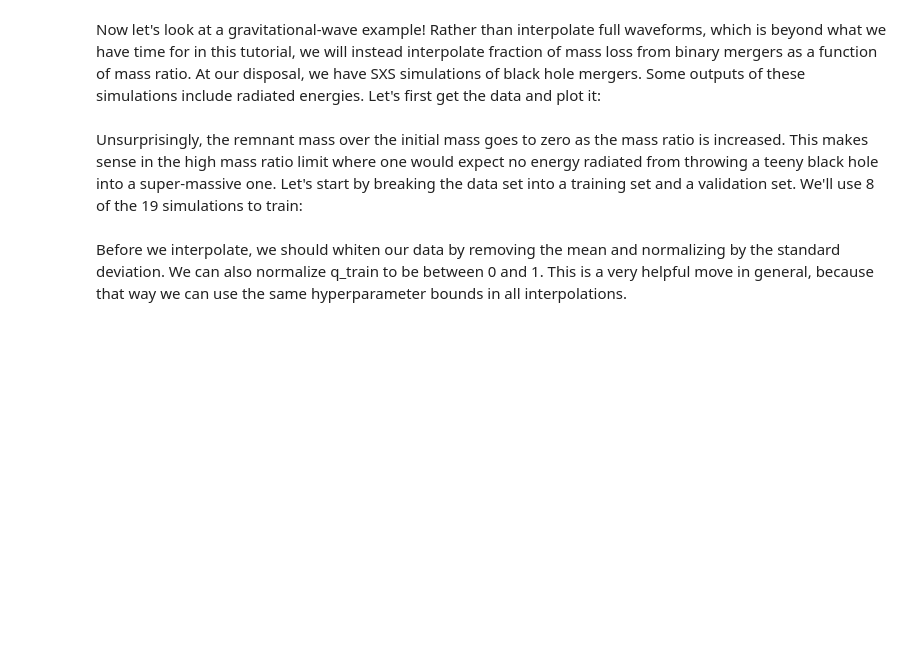
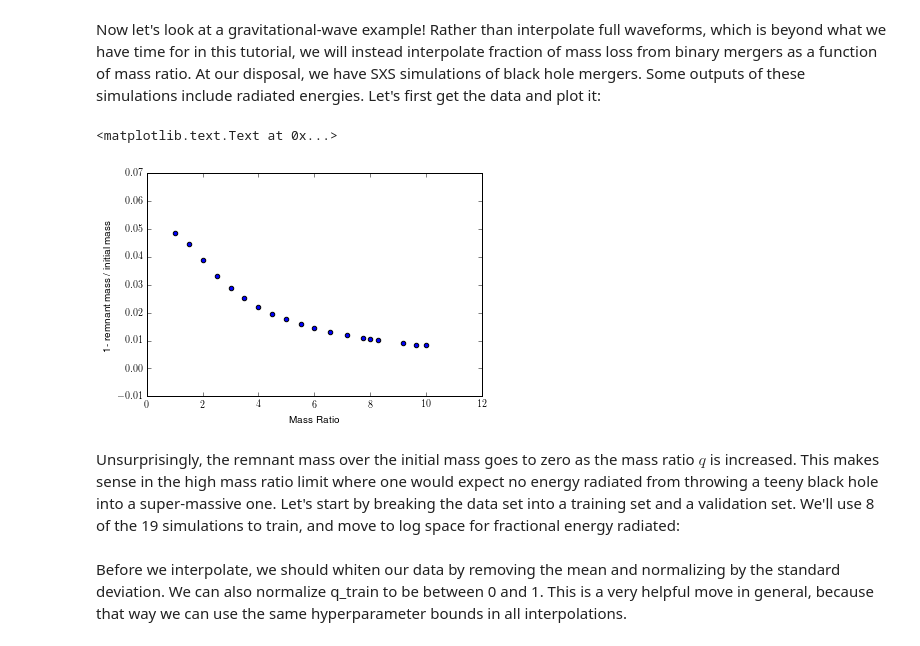
Before and after one commit to stasbabak/GPR_Chris_Zoheyr, a Jupyter notebook: dev/LectureNotes.ipynb, the cells around one changed output. Drawn from its saved outputs; the diff is of its cells as text; code cells hidden in the pictures; blank space fills up the shorter version.

```diff
--- a/dev/LectureNotes.ipynb
+++ b/dev/LectureNotes.ipynb
@@ -1098,6 +1148,7 @@ Now let's look at a gravitational-wave example!  Rather than interpolate full wa
 def LoadMetaData ( ID ):
 
     fname = "GPR_Chris_Zoheyr/data/SXS_data/" + ID + "/metadata" + ID.split('-')[1] + ".txt"
+    fname = "../data/SXS_data/" + ID + "/metadata" + ID.split('-')[1] + ".txt"
 
     with open(fname) as f:
         content = f.readlines()
@@ -1117,19 +1168,24 @@ def LoadMetaData ( ID ):
     return np.array ( [ mass_ratio , Delta_E ] )
 # %%
 import os
-ids = os.listdir ( "GPR_Chris_Zoheyr/data/SXS_data/" )
+#ids = os.listdir ( "GPR_Chris_Zoheyr/data/SXS_data/" )
+ids = os.listdir ( "../data/SXS_data/" )
 mass_ratios = []
 energies = []
+# extract energies and mass ratios from each file
 for idval in ids:
     mass_ratio, Delta_E = LoadMetaData ( idval )
     mass_ratios.append(mass_ratio)
     energies.append(Delta_E)
 mass_ratios,energies = np.array(mass_ratios),np.array(energies)
 plt.scatter(mass_ratios,energies)
 plt.xlabel('Mass Ratio')
 plt.ylabel('1- remnant mass / initial mass')
+# %% [output]
+<matplotlib.text.Text at 0x...>
+[figure, added]
 # %% [markdown]
-Unsurprisingly, the remnant mass over the initial mass goes to zero as the mass ratio is increased. This makes sense in the high mass ratio limit where one would expect no energy radiated from throwing a teeny black hole into a super-massive one.  Let's start by breaking the data set into a training set and a validation set.  We'll use 8 of the 19 simulations to train:
+Unsurprisingly, the remnant mass over the initial mass goes to zero as the mass ratio $q$ is increased. This makes sense in the high mass ratio limit where one would expect no energy radiated from throwing a teeny black hole into a super-massive one.  Let's start by breaking the data set into a training set and a validation set.  We'll use 8 of the 19 simulations to train, and move to log space for fractional energy radiated:
 # %%
 np.random.seed(0)
 indices = np.random.choice(range(len(mass_ratios)),replace=False,size=10)
```
Also changed, not shown: parts of 15 cells of this notebook, 1 other file.
